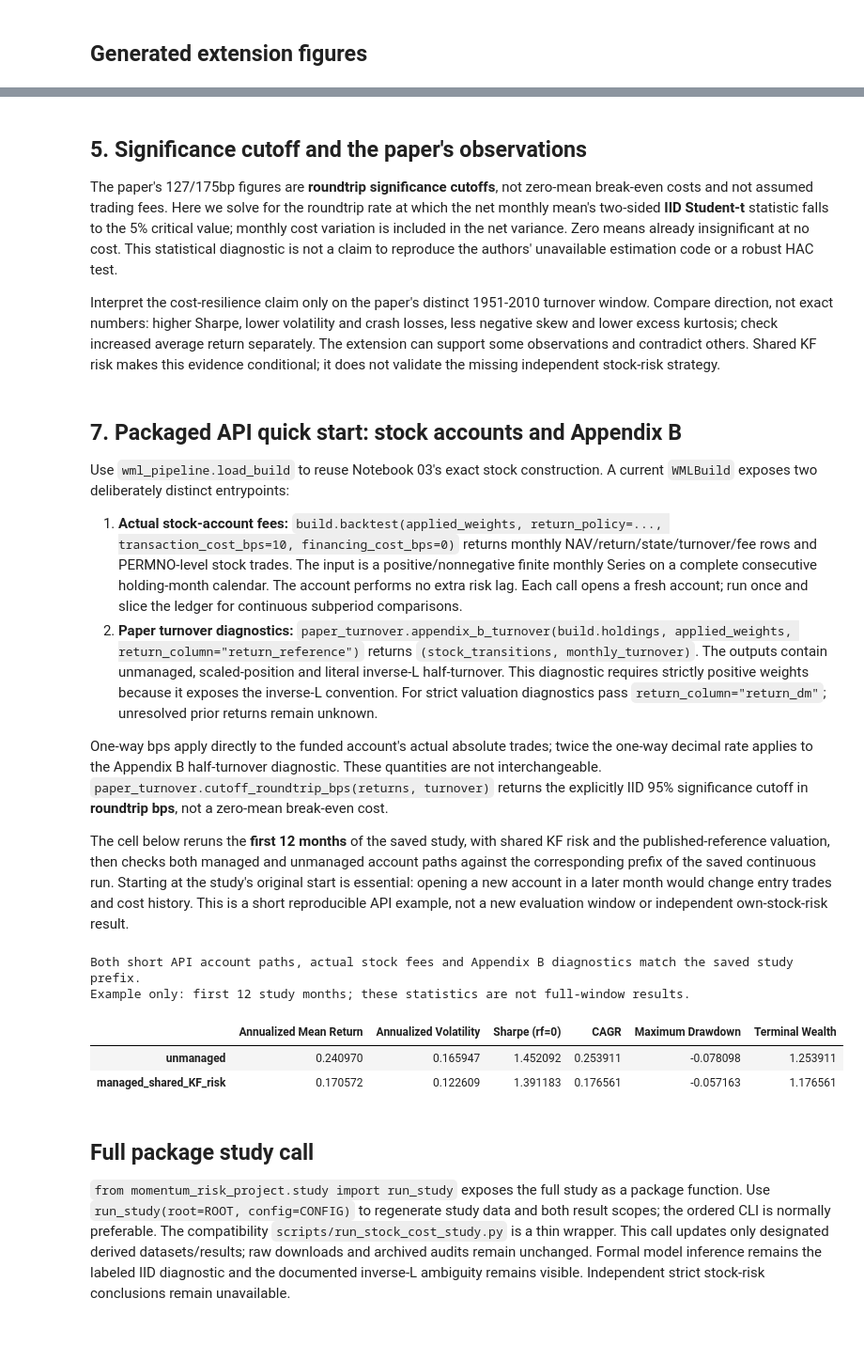
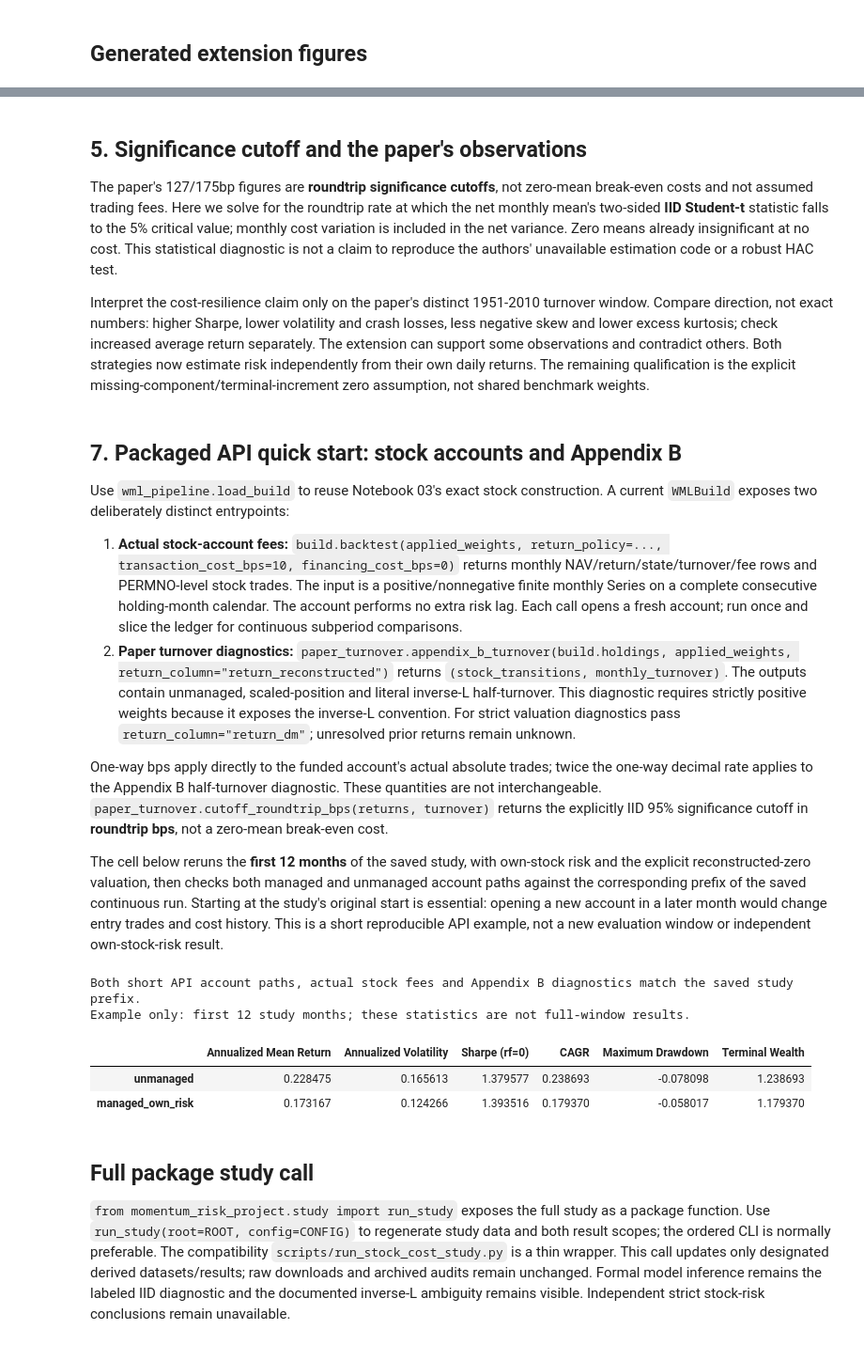
Before and after one commit to yihang-hannah/momentum-risk-project, a Jupyter notebook: notebooks/05_reconstructed_wml_stock_cost_backtest.ipynb, the cells around one changed output, grey strips where cells are left out. Shown at 94% size. Cells and saved outputs as stored; diff of their text form; code cells hidden in the pictures.

Commit message:
fix: use independent reconstructed WML risk throughout study and frontend

```diff
--- a/notebooks/05_reconstructed_wml_stock_cost_backtest.ipynb
+++ b/notebooks/05_reconstructed_wml_stock_cost_backtest.ipynb
@@ -168,18 +168,18 @@ Financing is zero in this study. Short borrow, rebates, intramonth distribution
 
 The paper's 127/175bp figures are **roundtrip significance cutoffs**, not zero-mean break-even costs and not assumed trading fees. Here we solve for the roundtrip rate at which the net monthly mean's two-sided **IID Student-t** statistic falls to the 5% critical value; monthly cost variation is included in the net variance. Zero means already insignificant at no cost. This statistical diagnostic is not a claim to reproduce the authors' unavailable estimation code or a robust HAC test.
 
-Interpret the cost-resilience claim only on the paper's distinct 1951-2010 turnover window. Compare direction, not exact numbers: higher Sharpe, lower volatility and crash losses, less negative skew and lower excess kurtosis; check increased average return separately. The extension can support some observations and contradict others. Shared KF risk makes this evidence conditional; it does not validate the missing independent stock-risk strategy.
+Interpret the cost-resilience claim only on the paper's distinct 1951-2010 turnover window. Compare direction, not exact numbers: higher Sharpe, lower volatility and crash losses, less negative skew and lower excess kurtosis; check increased average return separately. The extension can support some observations and contradict others. Both strategies now estimate risk independently from their own daily returns. The remaining qualification is the explicit missing-component/terminal-increment zero assumption, not shared benchmark weights.
 # %% [markdown]
 ## 7. Packaged API quick start: stock accounts and Appendix B
 
 Use `wml_pipeline.load_build` to reuse Notebook 03's exact stock construction. A current `WMLBuild` exposes two deliberately distinct entrypoints:
 
 1. **Actual stock-account fees:** `build.backtest(applied_weights, return_policy=..., transaction_cost_bps=10, financing_cost_bps=0)` returns monthly NAV/return/state/turnover/fee rows and PERMNO-level stock trades. The input is a positive/nonnegative finite monthly Series on a complete consecutive holding-month calendar. The account performs no extra risk lag. Each call opens a fresh account; run once and slice the ledger for continuous subperiod comparisons.
-2. **Paper turnover diagnostics:** `paper_turnover.appendix_b_turnover(build.holdings, applied_weights, return_column="return_reference")` returns `(stock_transitions, monthly_turnover)`. The outputs contain unmanaged, scaled-position and literal inverse-L half-turnover. This diagnostic requires strictly positive weights because it exposes the inverse-L convention. For strict valuation diagnostics pass `return_column="return_dm"`; unresolved prior returns remain unknown.
+2. **Paper turnover diagnostics:** `paper_turnover.appendix_b_turnover(build.holdings, applied_weights, return_column="return_reconstructed")` returns `(stock_transitions, monthly_turnover)`. The outputs contain unmanaged, scaled-position and literal inverse-L half-turnover. This diagnostic requires strictly positive weights because it exposes the inverse-L convention. For strict valuation diagnostics pass `return_column="return_dm"`; unresolved prior returns remain unknown.
 
 One-way bps apply directly to the funded account's actual absolute trades; twice the one-way decimal rate applies to the Appendix B half-turnover diagnostic. These quantities are not interchangeable. `paper_turnover.cutoff_roundtrip_bps(returns, turnover)` returns the explicitly IID 95% significance cutoff in **roundtrip bps**, not a zero-mean break-even cost.
 
-The cell below reruns the **first 12 months** of the saved study, with shared KF risk and the published-reference valuation, then checks both managed and unmanaged account paths against the corresponding prefix of the saved continuous run. Starting at the study's original start is essential: opening a new account in a later month would change entry trades and cost history. This is a short reproducible API example, not a new evaluation window or independent own-stock-risk result.
+The cell below reruns the **first 12 months** of the saved study, with own-stock risk and the explicit reconstructed-zero valuation, then checks both managed and unmanaged account paths against the corresponding prefix of the saved continuous run. Starting at the study's original start is essential: opening a new account in a later month would change entry trades and cost history. This is a short reproducible API example, not a new evaluation window or independent own-stock-risk result.
 # %%
 from pathlib import Path
 import sys
@@ -197,48 +197,48 @@ from momentum_risk_project.paper_turnover import appendix_b_turnover
 from momentum_risk_project.metrics import performance_metrics as api_performance_metrics
 
 api_build = load_build(BUILD_PATH)
-api_example_months = pd.period_range("1927-05", periods=12, freq="M")
+api_example_months = pd.period_range(CONFIG["periods"]["study_start"], periods=12, freq="M")
 api_daily_kf = clean_momentum(pd.read_parquet(
     api_root / "data/raw/02_kf_momentum_deciles_daily_vw.parquet"), "daily").mom
-api_managed_weights = estimate_risk(api_daily_kf, api_example_months).weight
+api_managed_weights = estimate_risk(api_build.daily_reconstructed.WML, api_example_months).weight
 assert api_managed_weights.notna().all()
 api_saved_accounts = pd.read_csv(STUDY / "funded_monthly.csv")
 api_saved_accounts["month"] = pd.PeriodIndex(api_saved_accounts.month, freq="M")
 api_example_results = {}
 for api_name, api_weights in {
     "unmanaged": pd.Series(1., index=api_example_months),
-    "managed_shared_KF_risk": api_managed_weights,
+    "managed_own_risk": api_managed_weights,
 }.items():
     api_account, api_trades = api_build.backtest(
-        api_weights, return_policy="published_reference",
+        api_weights, return_policy="reconstructed_zero_missing",
         transaction_cost_bps=10, financing_cost_bps=0,
     )
     assert api_account.state.eq("ok").all()
     np.testing.assert_allclose(api_trades.groupby("month").absolute_trade.sum(), api_account.turnover)
     np.testing.assert_allclose(api_account.transaction_cost, api_account.turnover * 10 / 10000)
     api_reference = api_saved_accounts.loc[
         api_saved_accounts.strategy.eq(api_name) & api_saved_accounts.cost_bps_per_dollar.eq(10)
     ].set_index("month").reindex(api_example_months)
     for api_column in ["net_return", "turnover", "transaction_cost", "end_nav"]:
         np.testing.assert_allclose(api_account[api_column], api_reference[api_column], atol=1e-12)
     api_stock_changes, api_half_turnover = appendix_b_turnover(
-        api_build.holdings, api_weights, return_column="return_reference")
+        api_build.holdings, api_weights, return_column="return_reconstructed")
     api_saved_turnover = pd.read_csv(
         STUDY / f"{api_name}_appendix_monthly.csv", index_col=0)
     api_saved_turnover.index = pd.PeriodIndex(api_saved_turnover.index, freq="M")
     for api_column in ["unmanaged_half_trade", "scaled_positions_half_trade", "literal_eq10_half_trade"]:
         np.testing.assert_allclose(api_half_turnover[api_column],
                                    api_saved_turnover.loc[api_example_months, api_column], atol=1e-12)
     api_example_results[api_name] = api_performance_metrics(api_account.net_return)
 print("Both short API account paths, actual stock fees and Appendix B diagnostics match the saved study prefix.")
 print("Example only: first 12 study months; these statistics are not full-window results.")
 display(pd.DataFrame(api_example_results).T)
 # %% [output]
 Both short API account paths, actual stock fees and Appendix B diagnostics match the saved study prefix.
 Example only: first 12 study months; these statistics are not full-window results.
 |  | Annualized Mean Return | Annualized Volatility | Sharpe (rf=0) | CAGR | Maximum Drawdown | Terminal Wealth |
-| unmanaged | 0.240970 | 0.165947 | 1.452092 | 0.253911 | -0.078098 | 1.253911 |
-| managed_shared_KF_risk | 0.170572 | 0.122609 | 1.391183 | 0.176561 | -0.057163 | 1.176561 |
+| unmanaged | 0.228475 | 0.165613 | 1.379577 | 0.238693 | -0.078098 | 1.238693 |
+| managed_own_risk | 0.173167 | 0.124266 | 1.393516 | 0.179370 | -0.058017 | 1.179370 |
 # %% [markdown]
 ## Full package study call
 
```
Also changed, not shown: parts of 11 cells of this notebook, 24 other files.
